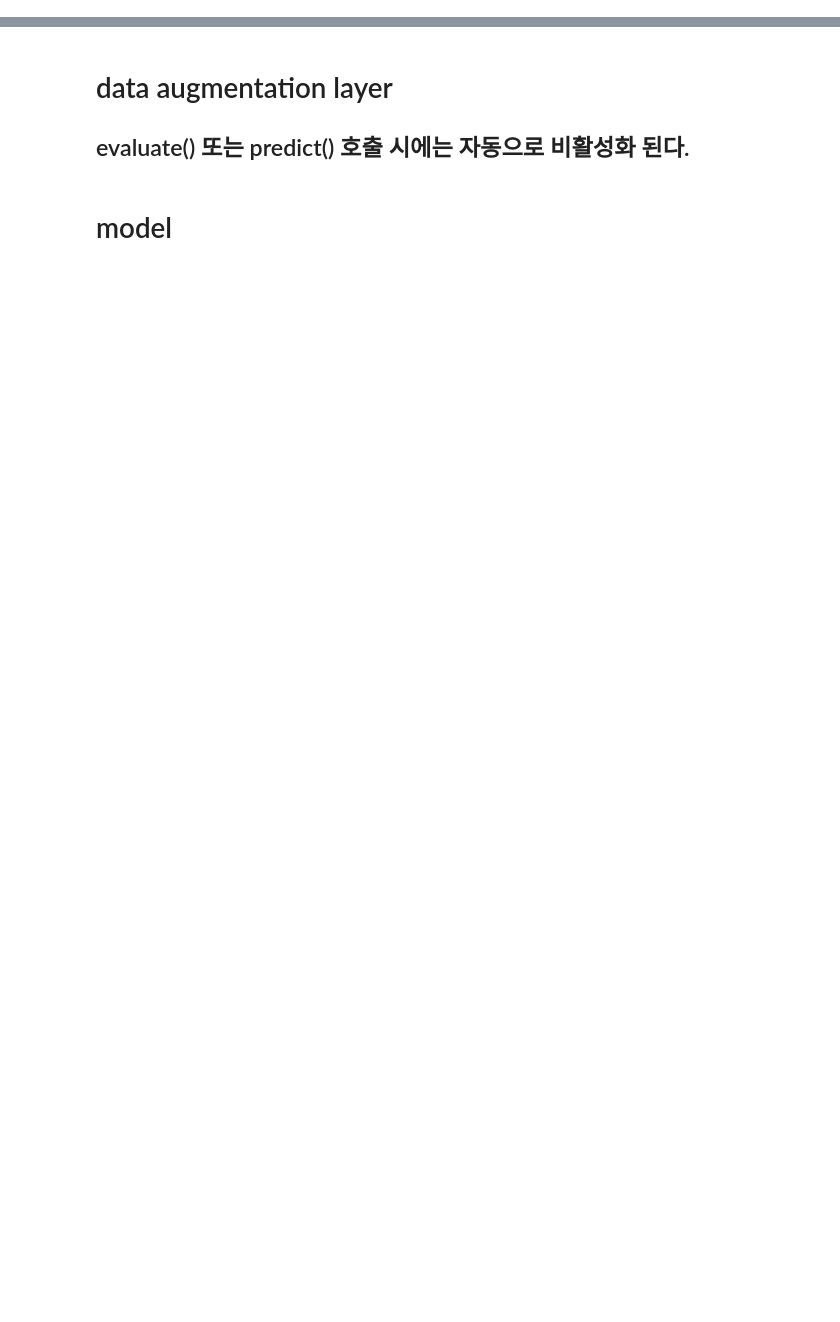
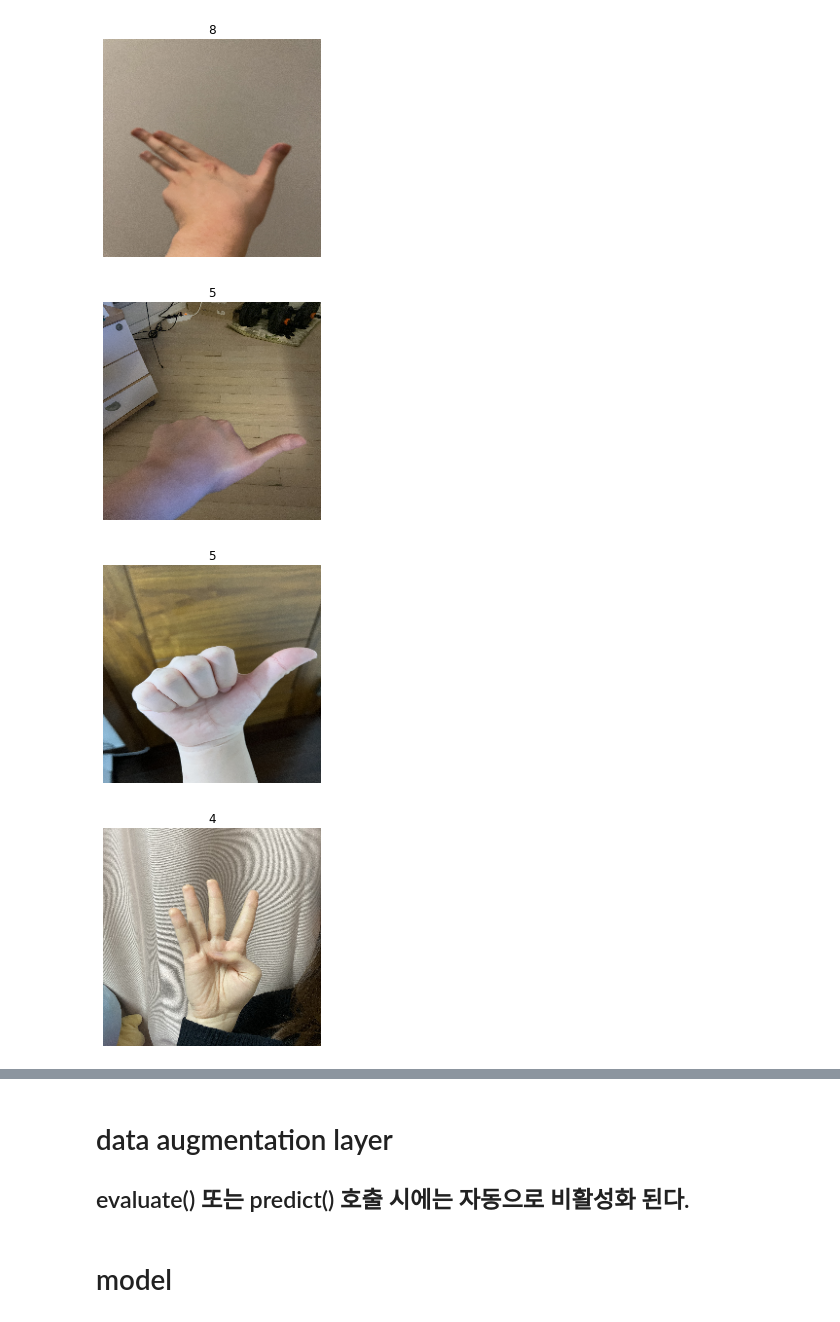
Before and after one commit to Mu-jun/dacon, a Jupyter notebook: sign_lang_img_classifier/tf_model.ipynb, the cells around one changed output, grey strips where cells are left out. Cells and saved outputs as stored; diff of their text form; code cells hidden in the pictures; blank space fills up the shorter version.

Commit message:
tf.data input pipeline v1

```diff
--- a/sign_lang_img_classifier/tf_model.ipynb
+++ b/sign_lang_img_classifier/tf_model.ipynb
@@ -53,11 +46,0 @@ ds = configure_for_performance(ds)
-# %%
-for img, label in ds.take(1):
-    print(img.numpy()[0].shape)
-    img = img.numpy()[0].astype(np.uint8)
-    print(img.min(), img.max())
-    plt.imshow(img), plt.axis('off')
-    plt.show()
-
-    print(label.numpy()[0])
-    idx = (label.numpy()[0])
-    print(classes[idx])
@@ -63,0 +86,14 @@ for img, label in ds.take(1):
+# %%
+train_x, val_x, train_y, val_y = train_test_split(
+    filenames, labels, test_size=0.2,
+    stratify=labels, random_state=1
+)
+num_train = len(train_x)
+num_val = len(val_x)
+print("number of training data :", num_train)
+print("number of validation data :", num_val)
+
+print("data 5 preview")
+for path,label in zip(train_x[:5],train_y[:5]):
+    print(path)
+    print("class :",classes[label])
@@ -63,0 +114,19 @@ for img, label in ds.take(1):
+# %%
+train_ds = make_dataset(train_x, train_y)
+# %%
+for img, label in train_ds.take(5):
+    # print(img.numpy().shape)
+    img = img.numpy()
+    # print(img.min(), img.max())
+
+    img = img.astype(np.uint8)
+    idx = (label.numpy())
+
+    plt.imshow(img), plt.axis('off')
+    plt.title(classes[idx])
+    plt.show()
+# %% [output]
+[figure, added]
+[figure, added]
+[figure, added]
+[figure, added]
```
Also changed, not shown: parts of 17 cells of this notebook, 3 other files.
